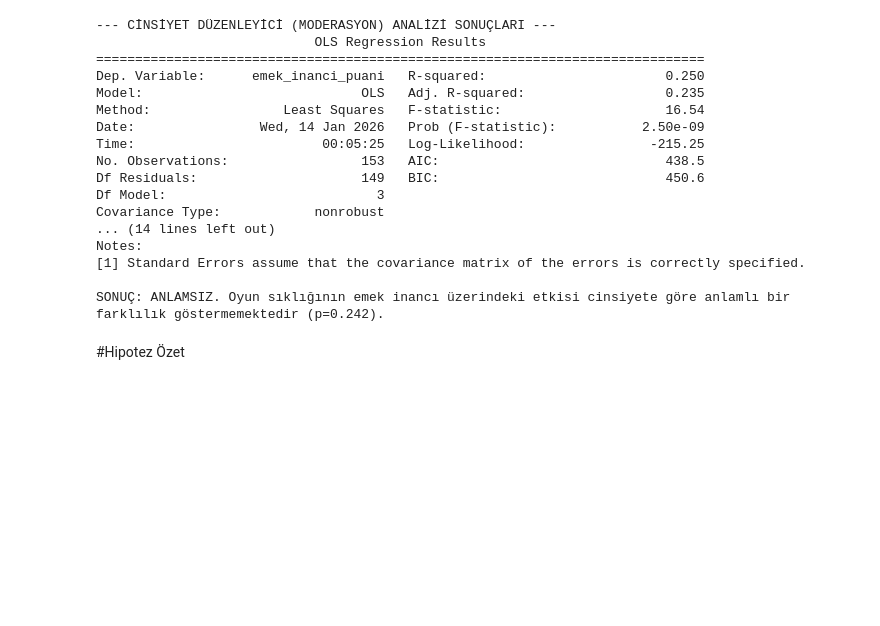
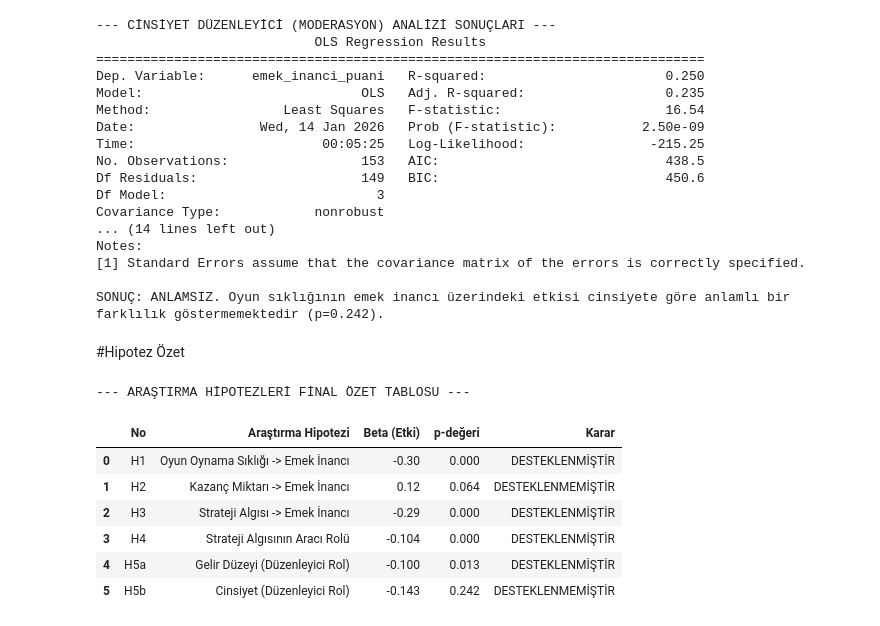
Before and after one commit to tolguner/hizli-kazanc-algisi-analizi, a Jupyter notebook: analiz/sans-oyunlari-analizi.ipynb, the cells around one changed output. Drawn from its saved outputs; the diff is of its cells as text; code cells hidden in the pictures; blank space fills up the shorter version.

```diff
--- a/analiz/sans-oyunlari-analizi.ipynb
+++ b/analiz/sans-oyunlari-analizi.ipynb
@@ -538,7 +538,9 @@ SONUÇ: ANLAMSIZ. Oyun sıklığının emek inancı üzerindeki etkisi cinsiyete
 # Aracılık analizi (11. bölüm) çıktısından dolaylı etki değerleri
 dolayli_satir = aracilik_sonuclari[aracilik_sonuclari['path'] == 'Indirect'].iloc[0]
 dolayli_etki = dolayli_satir['coef']
-dolayli_alt, dolayli_ust = dolayli_satir['CI[2.5%]'], dolayli_satir['CI[97.5%]']
+# pingouin sürümüne göre sütun adı CI[2.5%] veya CI2.5 olabiliyor
+ci_sutunlari = [s for s in aracilik_sonuclari.columns if str(s).startswith('CI')]
+dolayli_alt, dolayli_ust = dolayli_satir[ci_sutunlari[0]], dolayli_satir[ci_sutunlari[1]]
 # Güven aralığı sıfırı içermiyorsa dolaylı etki anlamlıdır
 dolayli_anlamli = (dolayli_alt * dolayli_ust) > 0
 
@@ -564,30 +566,39 @@ hipotez_verileri_listesi = [
         "p-değeri": "0.000",
         "Karar": "DESTEKLENMİŞTİR"
     },
     {
         "No": "H4",
         "Araştırma Hipotezi": "Strateji Algısının Aracı Rolü",
         "Beta (Etki)": f"{dolayli_etki:.3f}",
         "p-değeri": f"{dolayli_satir['pval']:.3f}",
         "Karar": "DESTEKLENMİŞTİR" if dolayli_anlamli else "DESTEKLENMEMİŞTİR"
     },
     {
         "No": "H5a",
         "Araştırma Hipotezi": "Gelir Düzeyi (Düzenleyici Rol)",
         "Beta (Etki)": f"{beta_katsayi_gelir:.3f}",
         "p-değeri": f"{p_anlamlilik_gelir:.3f}",
         "Karar": "DESTEKLENMİŞTİR" if p_anlamlilik_gelir < 0.05 else "DESTEKLENMEMİŞTİR"
     },
     {
         "No": "H5b",
         "Araştırma Hipotezi": "Cinsiyet (Düzenleyici Rol)",
         "Beta (Etki)": f"{beta_katsayi_cinsiyet:.3f}",
         "p-değeri": f"{p_anlamlilik_cinsiyet:.3f}",
         "Karar": "DESTEKLENMİŞTİR" if p_anlamlilik_cinsiyet < 0.05 else "DESTEKLENMEMİŞTİR"
     }
 ]
 
 final_ozet_tablosu = pd.DataFrame(hipotez_verileri_listesi)
 
 print("--- ARAŞTIRMA HİPOTEZLERİ FİNAL ÖZET TABLOSU ---")
 display(final_ozet_tablosu)
+# %% [output]
+--- ARAŞTIRMA HİPOTEZLERİ FİNAL ÖZET TABLOSU ---
+|  | No | Araştırma Hipotezi | Beta (Etki) | p-değeri | Karar |
+| 0 | H1 | Oyun Oynama Sıklığı -> Emek İnancı | -0.30 | 0.000 | DESTEKLENMİŞTİR |
+| 1 | H2 | Kazanç Miktarı -> Emek İnancı | 0.12 | 0.064 | DESTEKLENMEMİŞTİR |
+| 2 | H3 | Strateji Algısı -> Emek İnancı | -0.29 | 0.000 | DESTEKLENMİŞTİR |
+| 3 | H4 | Strateji Algısının Aracı Rolü | -0.104 | 0.000 | DESTEKLENMİŞTİR |
+| 4 | H5a | Gelir Düzeyi (Düzenleyici Rol) | -0.100 | 0.013 | DESTEKLENMİŞTİR |
+| 5 | H5b | Cinsiyet (Düzenleyici Rol) | -0.143 | 0.242 | DESTEKLENMEMİŞTİR |
```
Also changed, not shown: 1 other file.
